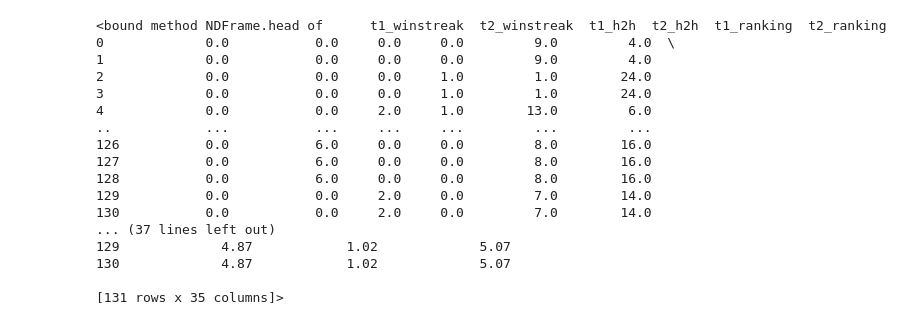
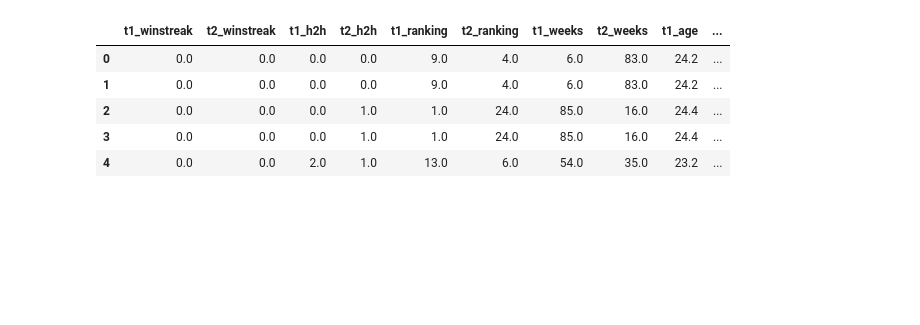
Before and after one commit to point516/cs_bot, a Jupyter notebook: data_science.ipynb, the cells around one changed output. Cells and saved outputs as stored; diff of their text form; code cells hidden in the pictures; blank space fills up the shorter version.

```diff
--- a/data_science.ipynb
+++ b/data_science.ipynb
@@ -95,29 +187,18 @@ print(dataset)
 # %%
 df = pd.DataFrame(dataset, columns=["t1_winstreak","t2_winstreak","t1_h2h","t2_h2h",
                             "t1_ranking","t2_ranking","t1_weeks","t2_weeks","t1_age","t2_age","t1_rating","t2_rating",
                             "t1_winrate","t2_winrate","t1_5v4","t2_5v4","t1_4v5","t2_4v5","t1_maps","t2_maps",
                             "t1_pistol","t2_pistol","win","t1_rounds_lost", "t1_rounds_won", "t1_fp", "t1_fp_percent",
                             "t2_rounds_lost", "t2_rounds_won", "t2_fp", "t2_fp_percent","t1_team_rating","t1_event_rating",
                             "t2_team_rating","t2_event_rating"])
-df.head
+df.head()
 # %% [output]
-<bound method NDFrame.head of      t1_winstreak  t2_winstreak  t1_h2h  t2_h2h  t1_ranking  t2_ranking
-0             0.0           0.0     0.0     0.0         9.0         4.0  \
-1             0.0           0.0     0.0     0.0         9.0         4.0
-2             0.0           0.0     0.0     1.0         1.0        24.0
-3             0.0           0.0     0.0     1.0         1.0        24.0
-4             0.0           0.0     2.0     1.0        13.0         6.0
-..            ...           ...     ...     ...         ...         ...
-126           0.0           6.0     0.0     0.0         8.0        16.0
-127           0.0           6.0     0.0     0.0         8.0        16.0
-128           0.0           6.0     0.0     0.0         8.0        16.0
-129           0.0           0.0     2.0     0.0         7.0        14.0
-130           0.0           0.0     2.0     0.0         7.0        14.0
-... (37 lines left out)
-129             4.87            1.02             5.07
-130             4.87            1.02             5.07
-
-[131 rows x 35 columns]>
+|  | t1_winstreak | t2_winstreak | t1_h2h | t2_h2h | t1_ranking | t2_ranking | t1_weeks | t2_weeks | t1_age | ... |
+| 0 | 0.0 | 0.0 | 0.0 | 0.0 | 9.0 | 4.0 | 6.0 | 83.0 | 24.2 | ... |
+| 1 | 0.0 | 0.0 | 0.0 | 0.0 | 9.0 | 4.0 | 6.0 | 83.0 | 24.2 | ... |
+| 2 | 0.0 | 0.0 | 0.0 | 1.0 | 1.0 | 24.0 | 85.0 | 16.0 | 24.4 | ... |
+| 3 | 0.0 | 0.0 | 0.0 | 1.0 | 1.0 | 24.0 | 85.0 | 16.0 | 24.4 | ... |
+| 4 | 0.0 | 0.0 | 2.0 | 1.0 | 13.0 | 6.0 | 54.0 | 35.0 | 23.2 | ... |
 # %%
 df.describe()
 # %% [output]
```
Also changed, not shown: parts of 8 cells of this notebook.
